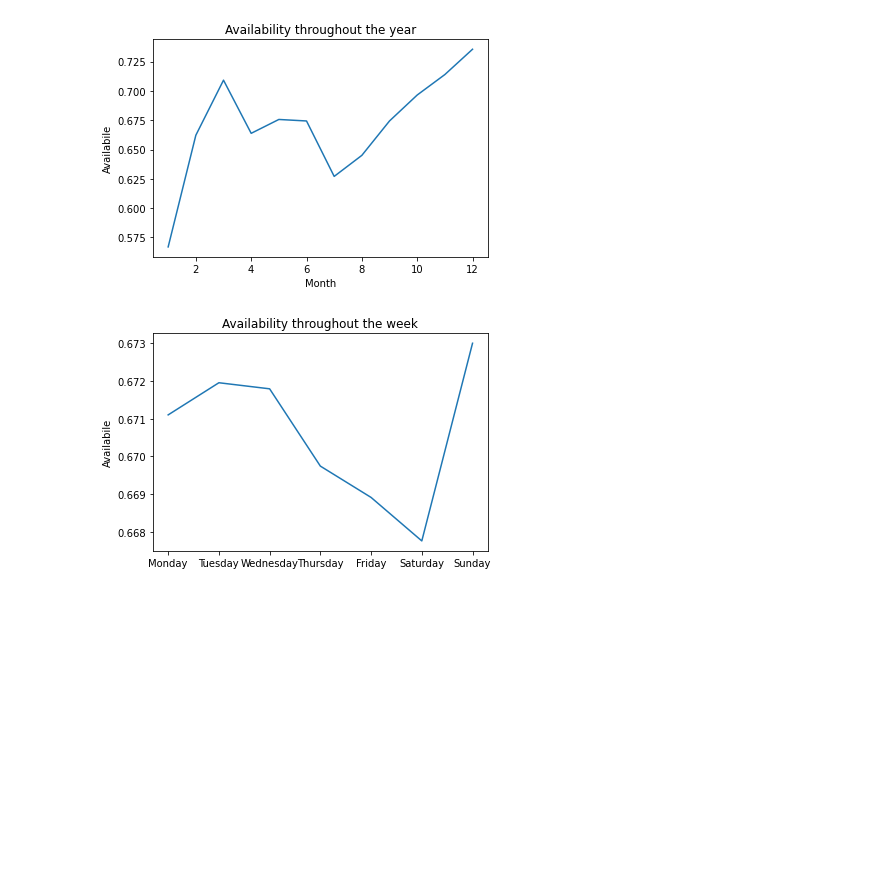
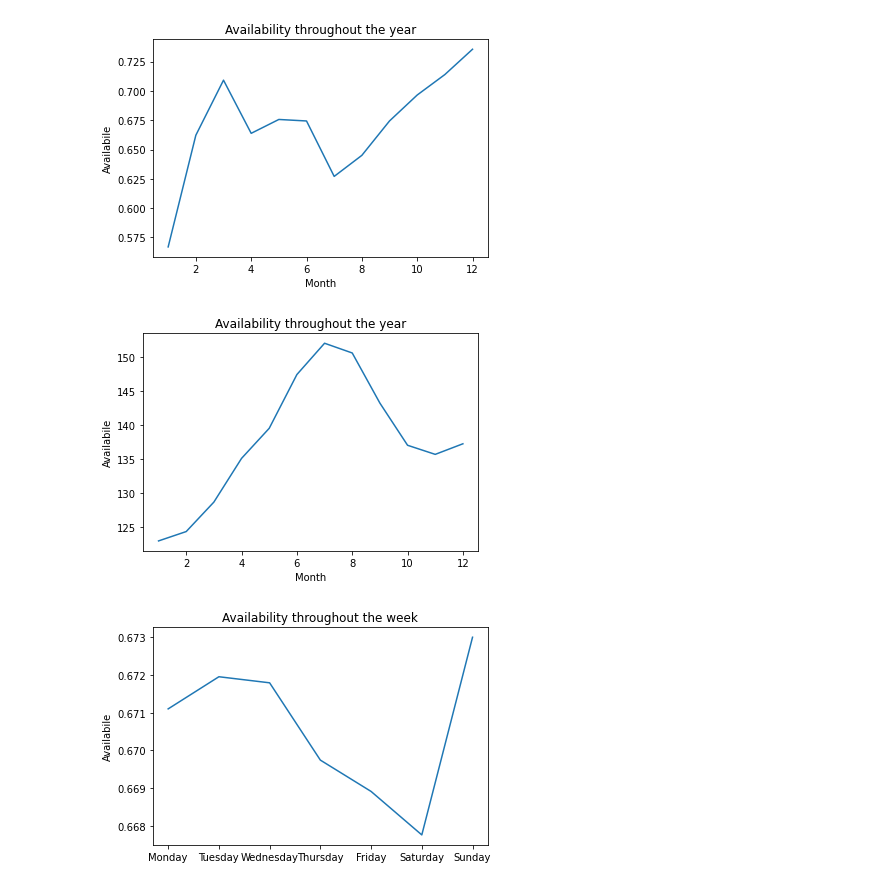
Before and after one commit to Ajax243/Airbnb_Seattle, a Jupyter notebook: calender_nb.ipynb, the cells around one changed output. Cells and saved outputs as stored; diff of their text form; code cells hidden in the pictures; blank space fills up the shorter version.

Commit message:
Added plott function

```diff
--- a/calender_nb.ipynb
+++ b/calender_nb.ipynb
@@ -85,14 +85,15 @@ def numeric_converter(df):
         df=df.str.replace(',', '')
         df=pd.to_numeric(df,downcast='float')
         return df
+# %%
+month=range(1,13,1)
+def target(par1,df):
+    y=[]
+    for i in range(1,13,1):
+           y.append(df[df['date'].dt.month==i][par1].mean())
+
+    return y
 # %%
-month=range(1,13,1)
-def target(par1):
-    y=[]
-    for i in range(1,13,1):
-           y.append(df[df['date'].dt.month==i][par1].mean())
-
-    return y
 df['price']=numeric_converter(df['price'])
 # %%
 
@@ -104,6 +105,16 @@ plt.title('Availability throughout the year')
 plt.show()
 # %% [output]
 [figure]
+# %%
+
+plt.plot(month,target('price',df))
+
+plt.xlabel('Month')
+plt.ylabel('Availabile')
+plt.title('Availability throughout the year')
+plt.show()
+# %% [output]
+[figure, added]
 # %%
 week=['Monday','Tuesday','Wednesday','Thursday','Friday','Saturday','Sunday']
 def target(par1):
```
Also changed, not shown: parts of 10 cells of this notebook.
